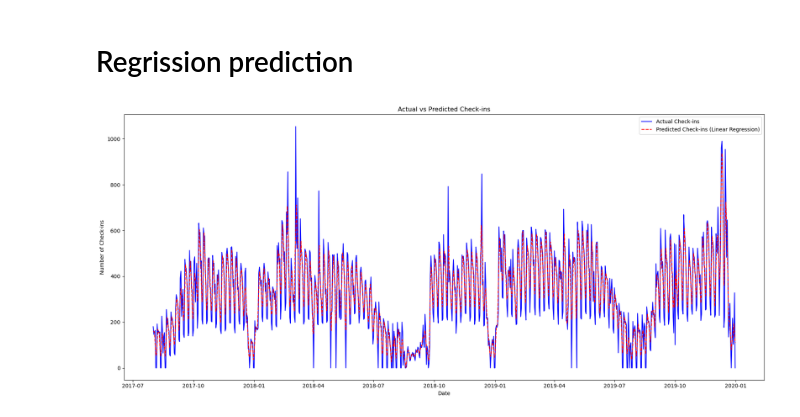
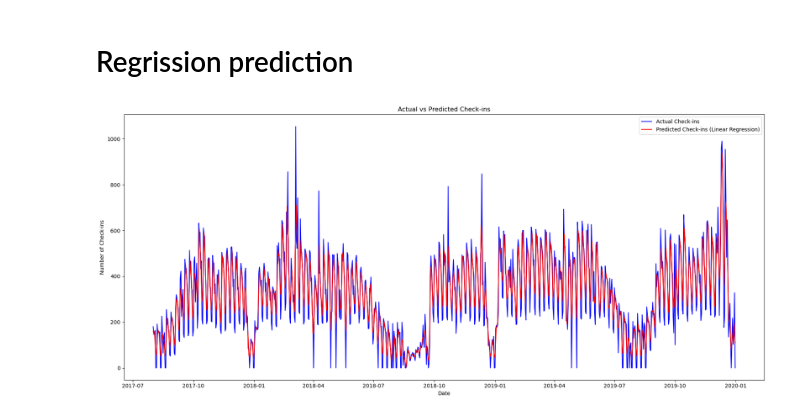
Before and after one commit to korho865/ACLO_project, a Jupyter notebook: ACLO_notebook.ipynb, the cells around one changed output. Drawn from its saved outputs; the diff is of its cells as text; code cells hidden in the pictures.

```diff
--- a/ACLO_notebook.ipynb
+++ b/ACLO_notebook.ipynb
@@ -229,20 +229,20 @@ plt.show()
 # %%
 from sklearn.neighbors import KNeighborsRegressor
 
 # Use KNeighborsRegressor with a smaller n_neighbors for an even closer fit
 
 knn = KNeighborsRegressor(n_neighbors=3)
 knn.fit(X, y)
 y_pred = knn.predict(X)
 plt.figure(figsize=(18, 8))
 mask = visits_per_day_lr['\nCheck-in date'] < pd.to_datetime('2020-01-01')
 plt.plot(visits_per_day_lr.loc[mask, '\nCheck-in date'], y[mask], label='Actual Check-ins', color='blue')
-plt.plot(visits_per_day_lr.loc[mask, '\nCheck-in date'], y_pred[mask], label='Predicted Check-ins (Linear Regression)', color='red', linestyle='--')
+plt.plot(visits_per_day_lr.loc[mask, '\nCheck-in date'], y_pred[mask], label='Predicted Check-ins (Linear Regression)', color='red', linestyle='-')
 plt.xlabel('Date')
 plt.ylabel('Number of Check-ins')
 plt.title('Actual vs Predicted Check-ins')
 plt.legend()
 plt.tight_layout()
 plt.show()
 # %% [output]
-[figure, old version]
+[figure, new version]
```
Also changed, not shown: parts of 1 cell of this notebook.
